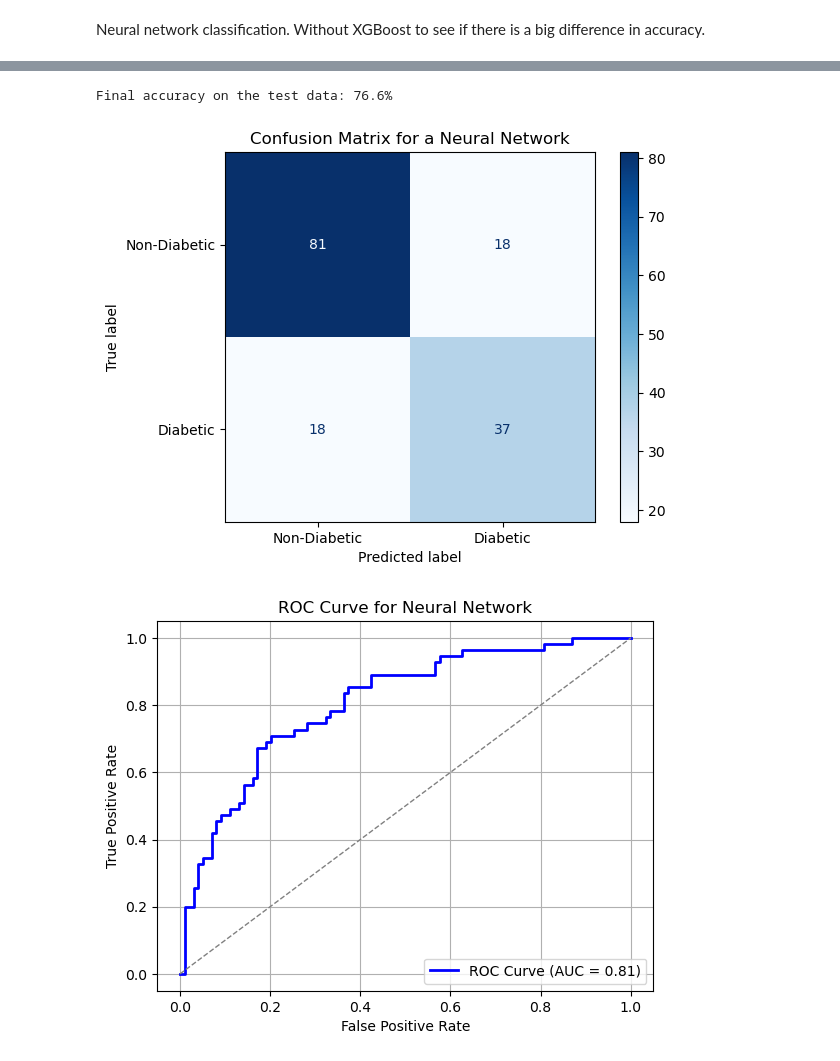
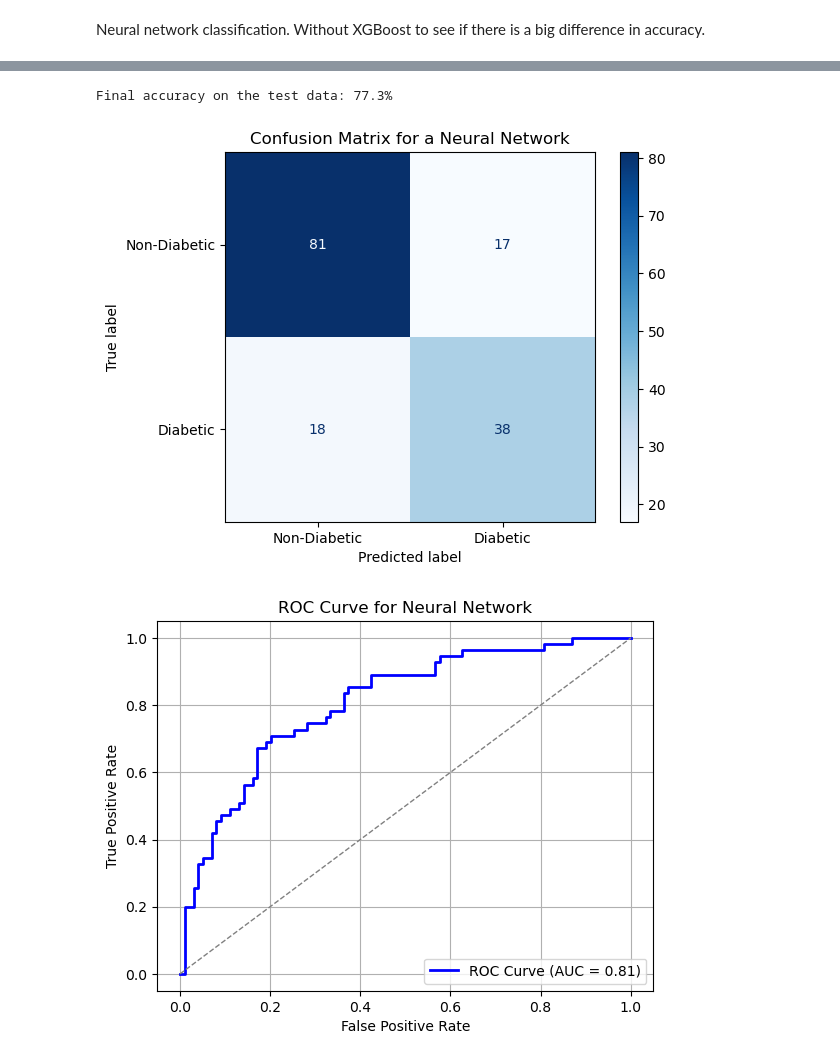
Before and after one commit to sphia-g/ML24UiO, a Jupyter notebook: Project3/Sourcecode/neural_network.ipynb, the cells around one changed output, grey strips where cells are left out. Cells and saved outputs as stored; diff of their text form; code cells hidden in the pictures.

```diff
--- a/Project3/Sourcecode/neural_network.ipynb
+++ b/Project3/Sourcecode/neural_network.ipynb
@@ -106,9 +106,19 @@ def test_loop(dataloader, model, loss_function):
     return predictions, classifications, accuracy
 # %%
 epochs = 200
+best_accuracy = 0
+best_predictions = []
+best_classifications = []
+
 for epoch in range(epochs):
-    print(f"Epoch {epoch+1}\n-------------------------------")
+    #print(f"Epoch {epoch+1}\n-------------------------------")
     train_loop(train_loader, model, loss_function, optimizer)
     predictions, classifications, accuracy = test_loop(test_loader, model, loss_function)
+    if accuracy > best_accuracy:
+        best_accuracy = accuracy
+        best_predictions = predictions
+        best_classifications = classifications
+        torch.save(model.state_dict(), 'best_model.pth')
+
 print("Done!")
 # %% [output]
@@ -131,16 +125,16 @@ Test Error:
 Done!
 # %%
-print(f"Final accuracy on the test data: {100*(accuracy):>0.1f}%")
+print(f"Final accuracy on the test data: {100*(best_accuracy):>0.1f}%")
 
 # Generate and plot the confusion matrix
-conf_matrix = confusion_matrix(predictions, classifications)
+conf_matrix = confusion_matrix(best_predictions, best_classifications)
 disp = ConfusionMatrixDisplay(confusion_matrix=conf_matrix, display_labels=['Non-Diabetic', 'Diabetic'])
 disp.plot(cmap='Blues')
 plt.title("Confusion Matrix for a Neural Network")
 plt.show()
 # %% [output]
-Final accuracy on the test data: 76.6%
+Final accuracy on the test data: 77.3%
-[figure, old version]
+[figure, new version]
 # %%
 from sklearn.metrics import roc_curve, auc
 
```
Also changed, not shown: parts of 2 cells of this notebook, 9 other files.
